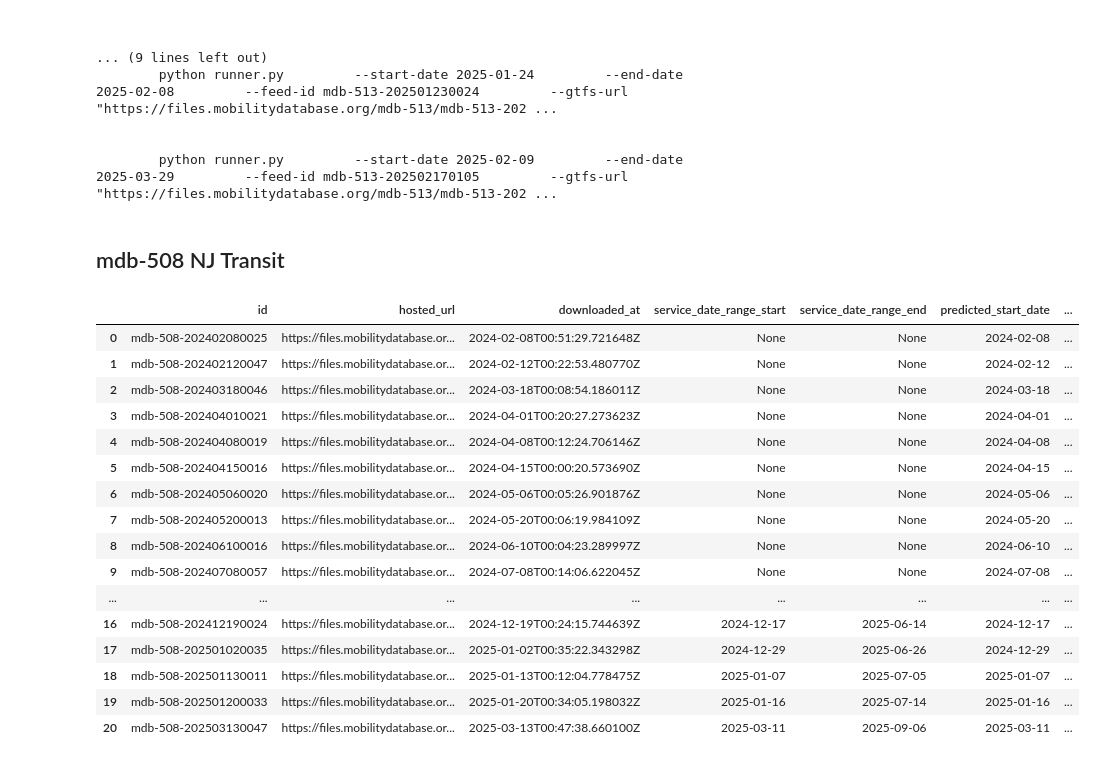
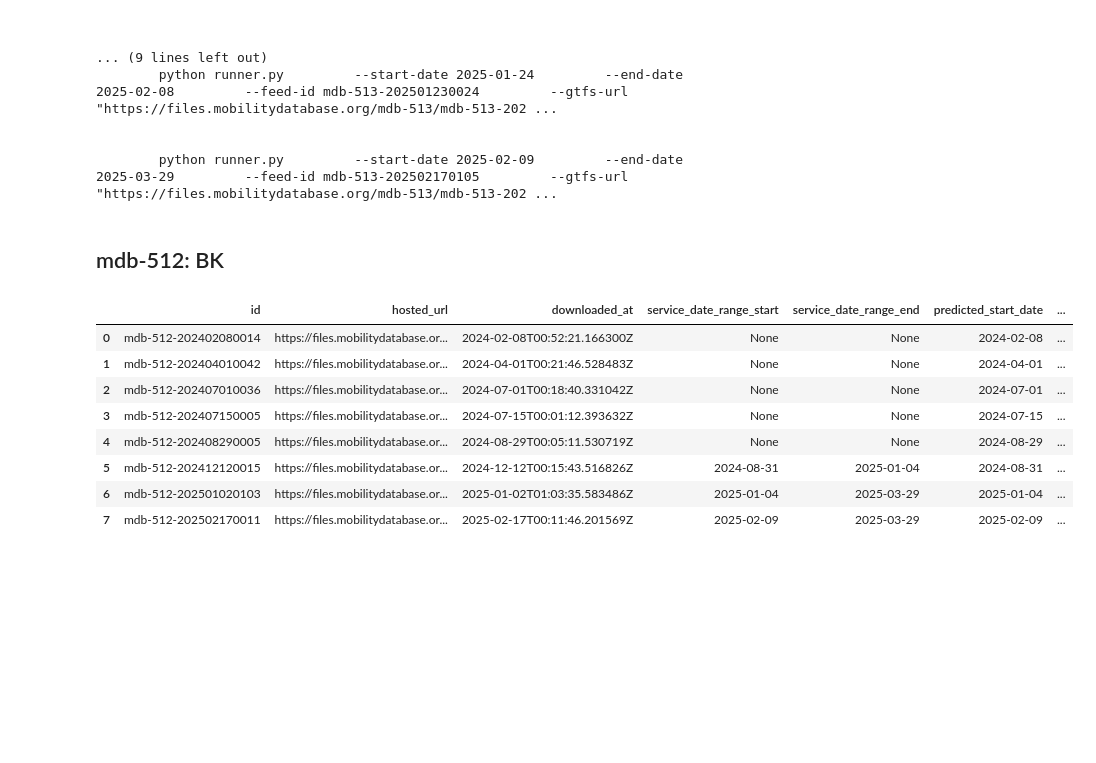
Before and after one commit to Cornell-Tech-Urban-Tech-Hub/gtfs-realtime-performance, a Jupyter notebook: notebooks/feed_match.ipynb, the cells around one changed output. Cells and saved outputs as stored; diff of their text form; code cells hidden in the pictures; blank space fills up the shorter version.

```diff
--- a/notebooks/feed_match.ipynb
+++ b/notebooks/feed_match.ipynb
@@ -157,27 +181,19 @@ create_runner_command(mdb_513_updates, routes="M50,M102")
 
 
         python runner.py         --start-date 2025-02-09         --end-date 2025-03-29         --feed-id mdb-513-202502170105         --gtfs-url "https://files.mobilitydatabase.org/mdb-513/mdb-513-202 ...
-# %% [markdown]
-## mdb-508 NJ Transit
+# %% [markdown]
+## mdb-512: BK
 # %%
-mdb_id = "mdb-508"
-mdb_508_updates = clean_feed_updates(fetch_all_static_feeds(mdb_id, ACCESS_TOKEN=ACCESS_TOKEN))
-mdb_508_updates
+mdb_id = "mdb-512"
+mdb_512_updates = clean_feed_updates(fetch_all_static_feeds(mdb_id, ACCESS_TOKEN=ACCESS_TOKEN))
+mdb_512_updates
 # %% [output]
 |  | id | hosted_url | downloaded_at | service_date_range_start | service_date_range_end | predicted_start_date | ... |
-| 0 | mdb-508-202402080025 | https://files.mobilitydatabase.or... | 2024-02-08T00:51:29.721648Z | None | None | 2024-02-08 | ... |
-| 1 | mdb-508-202402120047 | https://files.mobilitydatabase.or... | 2024-02-12T00:22:53.480770Z | None | None | 2024-02-12 | ... |
-| 2 | mdb-508-202403180046 | https://files.mobilitydatabase.or... | 2024-03-18T00:08:54.186011Z | None | None | 2024-03-18 | ... |
-| 3 | mdb-508-202404010021 | https://files.mobilitydatabase.or... | 2024-04-01T00:20:27.273623Z | None | None | 2024-04-01 | ... |
-| 4 | mdb-508-202404080019 | https://files.mobilitydatabase.or... | 2024-04-08T00:12:24.706146Z | None | None | 2024-04-08 | ... |
-| 5 | mdb-508-202404150016 | https://files.mobilitydatabase.or... | 2024-04-15T00:00:20.573690Z | None | None | 2024-04-15 | ... |
-| 6 | mdb-508-202405060020 | https://files.mobilitydatabase.or... | 2024-05-06T00:05:26.901876Z | None | None | 2024-05-06 | ... |
-| 7 | mdb-508-202405200013 | https://files.mobilitydatabase.or... | 2024-05-20T00:06:19.984109Z | None | None | 2024-05-20 | ... |
-| 8 | mdb-508-202406100016 | https://files.mobilitydatabase.or... | 2024-06-10T00:04:23.289997Z | None | None | 2024-06-10 | ... |
-| 9 | mdb-508-202407080057 | https://files.mobilitydatabase.or... | 2024-07-08T00:14:06.622045Z | None | None | 2024-07-08 | ... |
-| ... | ... | ... | ... | ... | ... | ... | ... |
-| 16 | mdb-508-202412190024 | https://files.mobilitydatabase.or... | 2024-12-19T00:24:15.744639Z | 2024-12-17 | 2025-06-14 | 2024-12-17 | ... |
-| 17 | mdb-508-202501020035 | https://files.mobilitydatabase.or... | 2025-01-02T00:35:22.343298Z | 2024-12-29 | 2025-06-26 | 2024-12-29 | ... |
-| 18 | mdb-508-202501130011 | https://files.mobilitydatabase.or... | 2025-01-13T00:12:04.778475Z | 2025-01-07 | 2025-07-05 | 2025-01-07 | ... |
-| 19 | mdb-508-202501200033 | https://files.mobilitydatabase.or... | 2025-01-20T00:34:05.198032Z | 2025-01-16 | 2025-07-14 | 2025-01-16 | ... |
-| 20 | mdb-508-202503130047 | https://files.mobilitydatabase.or... | 2025-03-13T00:47:38.660100Z | 2025-03-11 | 2025-09-06 | 2025-03-11 | ... |
+| 0 | mdb-512-202402080014 | https://files.mobilitydatabase.or... | 2024-02-08T00:52:21.166300Z | None | None | 2024-02-08 | ... |
+| 1 | mdb-512-202404010042 | https://files.mobilitydatabase.or... | 2024-04-01T00:21:46.528483Z | None | None | 2024-04-01 | ... |
+| 2 | mdb-512-202407010036 | https://files.mobilitydatabase.or... | 2024-07-01T00:18:40.331042Z | None | None | 2024-07-01 | ... |
+| 3 | mdb-512-202407150005 | https://files.mobilitydatabase.or... | 2024-07-15T00:01:12.393632Z | None | None | 2024-07-15 | ... |
+| 4 | mdb-512-202408290005 | https://files.mobilitydatabase.or... | 2024-08-29T00:05:11.530719Z | None | None | 2024-08-29 | ... |
+| 5 | mdb-512-202412120015 | https://files.mobilitydatabase.or... | 2024-12-12T00:15:43.516826Z | 2024-08-31 | 2025-01-04 | 2024-08-31 | ... |
+| 6 | mdb-512-202501020103 | https://files.mobilitydatabase.or... | 2025-01-02T01:03:35.583486Z | 2025-01-04 | 2025-03-29 | 2025-01-04 | ... |
+| 7 | mdb-512-202502170011 | https://files.mobilitydatabase.or... | 2025-02-17T00:11:46.201569Z | 2025-02-09 | 2025-03-29 | 2025-02-09 | ... |
```
Also changed, not shown: parts of 13 cells of this notebook.
